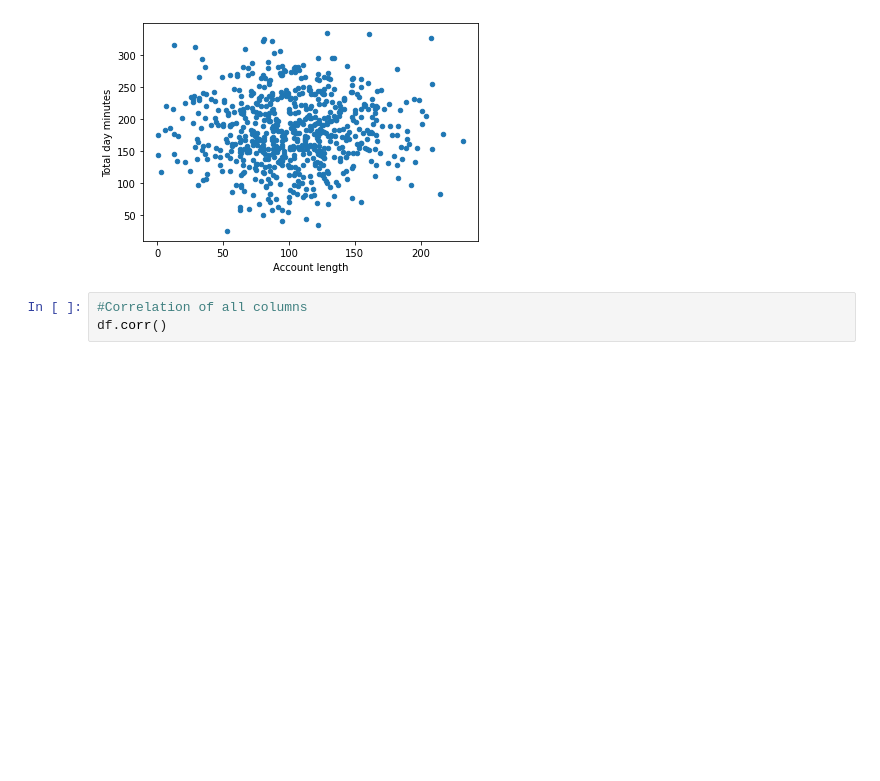
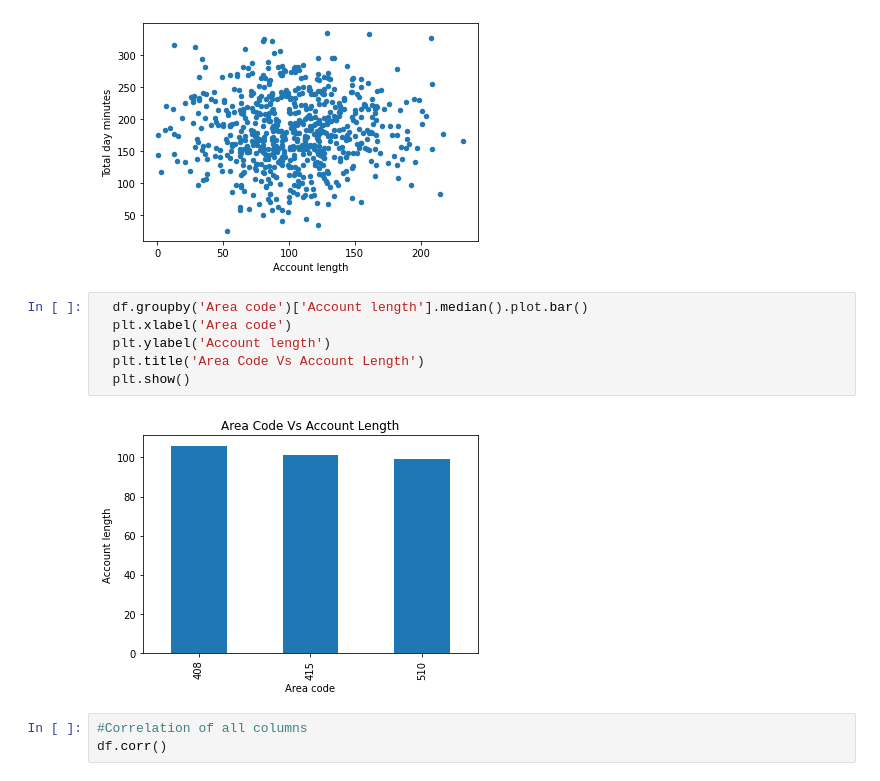
Before and after one commit to aparna-ks/EDA, a Jupyter notebook: EDA_TelecomChurn.ipynb, the cells around one changed output. Cells and saved outputs as stored; diff of their text form; blank space fills up the shorter version.

```diff
--- a/EDA_TelecomChurn.ipynb
+++ b/EDA_TelecomChurn.ipynb
@@ -214,6 +236,14 @@ df.plot.scatter('Account length','Total day minutes')
 # %% [output]
 <matplotlib.axes._subplots.AxesSubplot at 0x...>
 [figure]
+# %%
+  df.groupby('Area code')['Account length'].median().plot.bar()
+  plt.xlabel('Area code')
+  plt.ylabel('Account length')
+  plt.title('Area Code Vs Account Length')
+  plt.show()
+# %% [output]
+[figure, added]
 # %%
 #Correlation of all columns
 df.corr()
```
Also changed, not shown: parts of 4 cells of this notebook.
